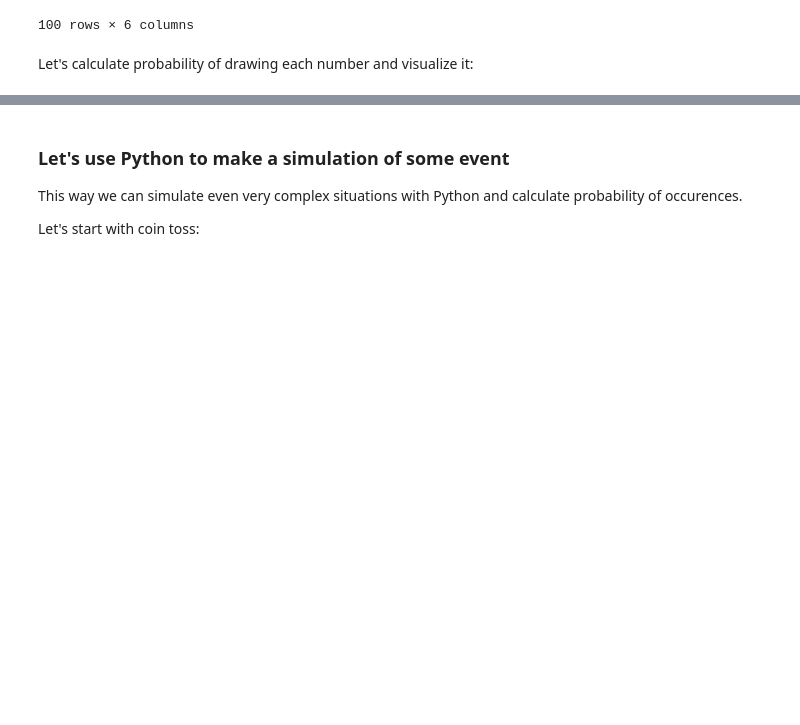
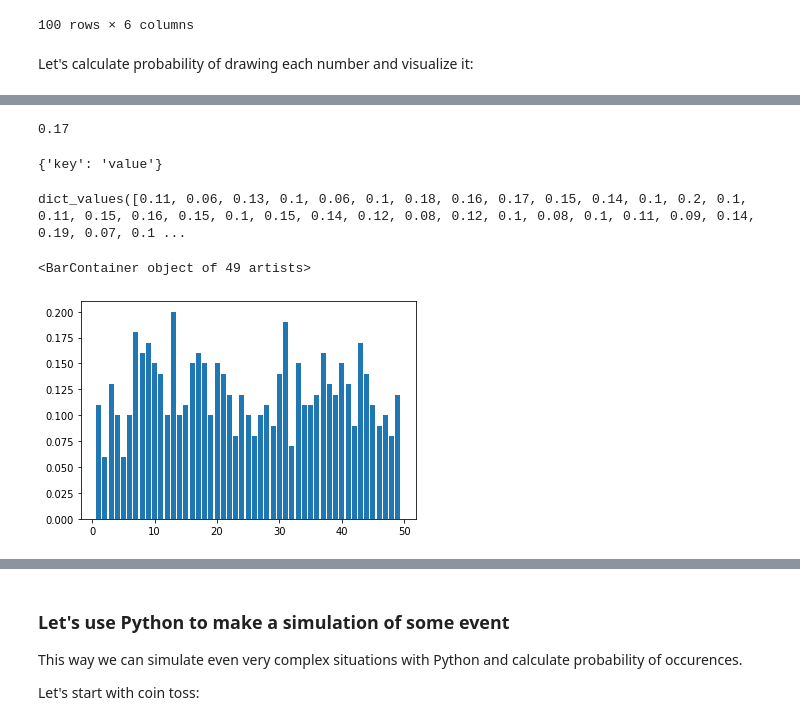
Before and after one commit to SmolakK/ArtificialIntelligence2025, a Jupyter notebook: _build/html/_sources/5. AI 5.ipynb, the cells around one changed output, grey strips where cells are left out. Cells and saved outputs as stored; diff of their text form; code cells hidden in the pictures; blank space fills up the shorter version.

```diff
--- a/_build/html/_sources/5. AI 5.ipynb
+++ b/_build/html/_sources/5. AI 5.ipynb
@@ -56,3 +139,16 @@ Let's calculate probability of drawing each number and visualize it:
 # %%
-# calculte
+np.sum(df.values == 9)/(df.shape[0])
+# %% [output]
+0.17
+# %%
+def probs(dframe, number_to_check):
+    return np.sum(dframe.values == number_to_check)/(df.shape[0])
+# %%
+{"key":"value"}
+# %% [output]
+{'key': 'value'}
+# %%
+probs_dict = {}
+for numbers in range(1,50):
+    probs_dict[numbers] = probs(df,numbers)
 # %%
@@ -60 +156,10 @@ Let's calculate probability of drawing each number and visualize it:
+# %%
+probs_dict.values()
+# %% [output]
+dict_values([0.11, 0.06, 0.13, 0.1, 0.06, 0.1, 0.18, 0.16, 0.17, 0.15, 0.14, 0.1, 0.2, 0.1, 0.11, 0.15, 0.16, 0.15, 0.1, 0.15, 0.14, 0.12, 0.08, 0.12, 0.1, 0.08, 0.1, 0.11, 0.09, 0.14, 0.19, 0.07, 0.1 ...
+# %%
+plt.bar(probs_dict.keys(),probs_dict.values())
+# %% [output]
+<BarContainer object of 49 artists>
+[figure, added]
 # %%
```
Also changed, not shown: parts of 23 cells of this notebook, 27 other files.
